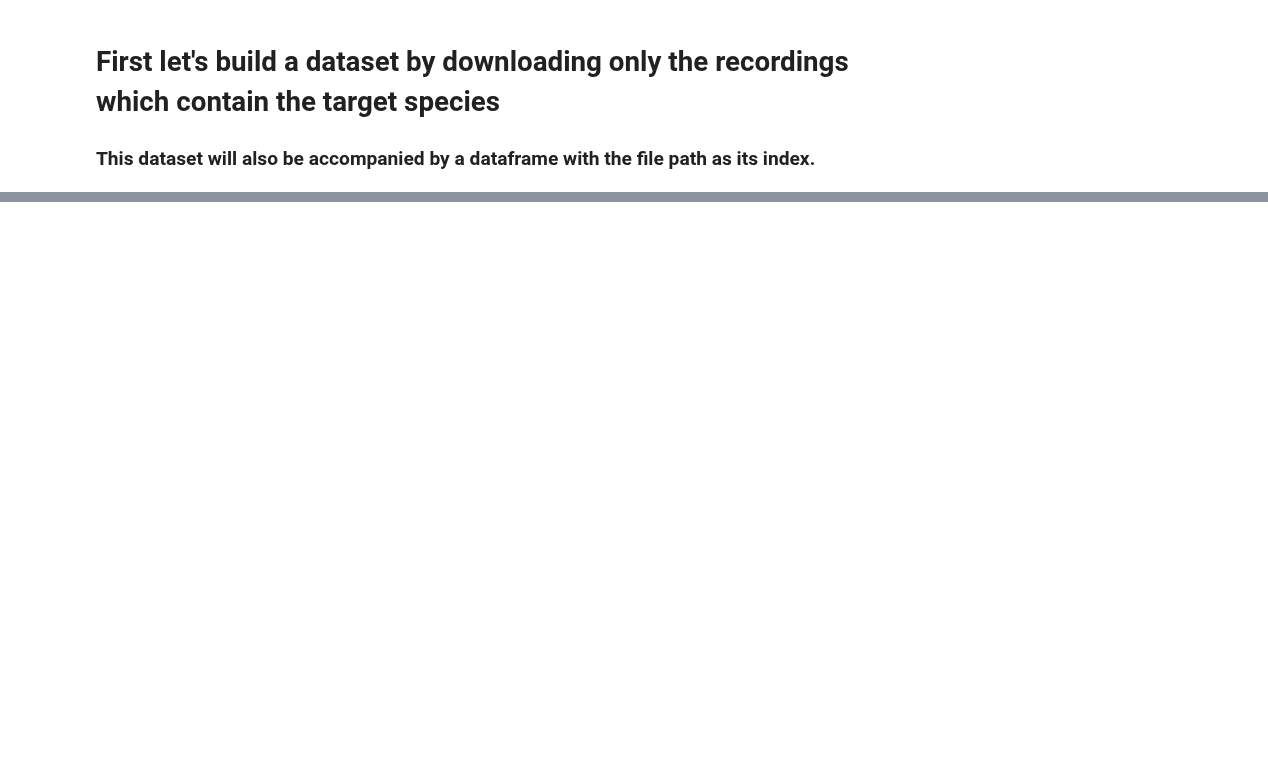
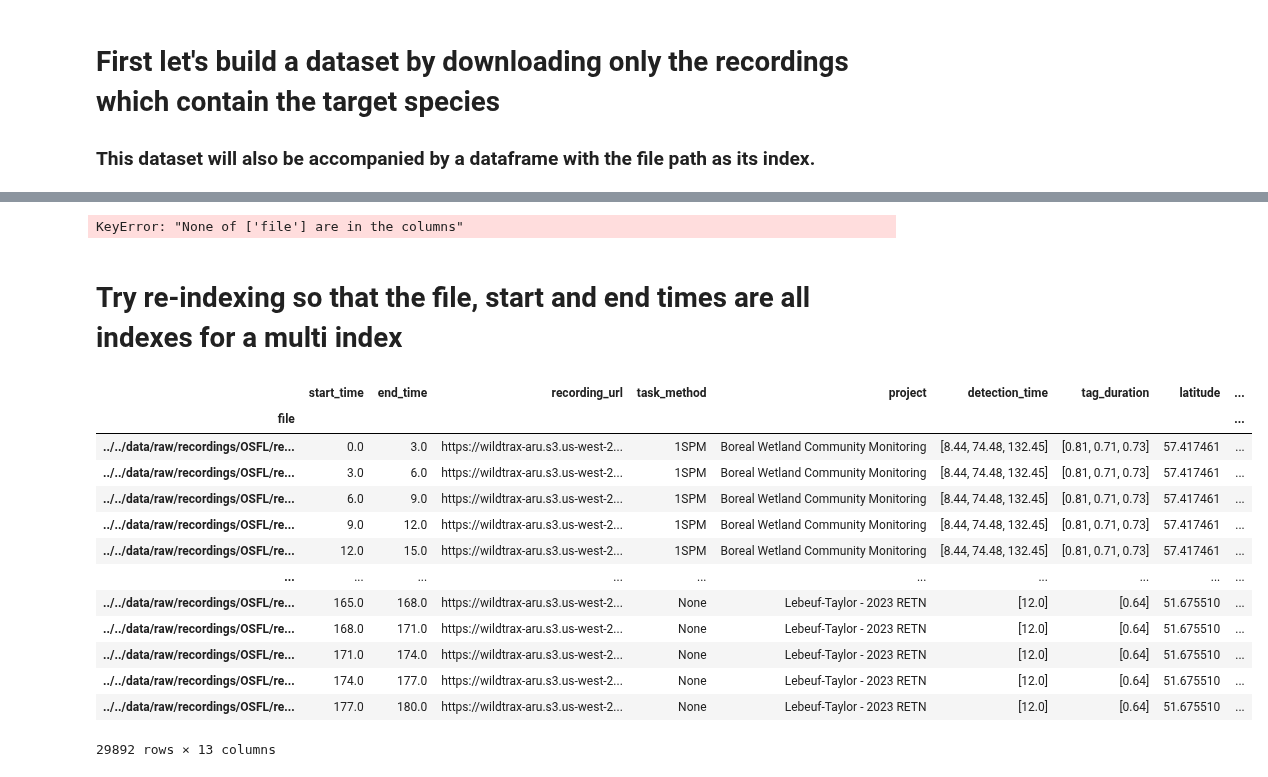
Before and after one commit to Mgallimore88/osfl_cnn_recognizer, a Jupyter notebook: notebooks/exploratory_nbs/1.12-mjg-get-samples_from_recordings.ipynb, the cells around one changed output, grey strips where cells are left out. Drawn from its saved outputs; the diff is of its cells as text; code cells hidden in the pictures; blank space fills up the shorter version.

```diff
--- a/notebooks/exploratory_nbs/1.12-mjg-get-samples_from_recordings.ipynb
+++ b/notebooks/exploratory_nbs/1.12-mjg-get-samples_from_recordings.ipynb
@@ -156,0 +212,3 @@ osfls['recording_url'].iloc[0]
+# %%
+all_clips = splitting_dataset.label_df.reset_index()
+all_clips.sample(5)
@@ -156,0 +222,3 @@ osfls['recording_url'].iloc[0]
+# %%
+df_with_splits = all_clips.merge(df_downloaded_recordings, left_on='file', right_index=True)
+df_with_splits
@@ -156,0 +256,9 @@ osfls['recording_url'].iloc[0]
+# %%
+
+df_with_splits['target_presence'] = df_with_splits.apply(
+    lambda row: np.any(
+        (np.array(row['detection_time']) >= row['start_time']) &
+        (np.array(row['detection_time']) + np.array(row['tag_duration']) <= row['end_time'])
+    ),
+    axis=1
+).astype(int)
@@ -156,0 +274,23 @@ osfls['recording_url'].iloc[0]
+# %%
+df_with_splits.set_index('file', inplace=True)
+# %% [output]
+KeyError: "None of ['file'] are in the columns"
+# %% [markdown]
+# Try re-indexing so that the file, start and end times are all indexes for a multi index
+# %%
+oss.AudioFileDataset(df_with_splits, pre).label_df
+# %% [output]
+|  | start_time | end_time | recording_url | task_method | project | detection_time | tag_duration | latitude | ... |
+| file |  |  |  |  |  |  |  |  | ... |
+| ../../data/raw/recordings/OSFL/re... | 0.0 | 3.0 | https://wildtrax-aru.s3.us-west-2... | 1SPM | Boreal Wetland Community Monitoring | [8.44, 74.48, 132.45] | [0.81, 0.71, 0.73] | 57.417461 | ... |
+| ../../data/raw/recordings/OSFL/re... | 3.0 | 6.0 | https://wildtrax-aru.s3.us-west-2... | 1SPM | Boreal Wetland Community Monitoring | [8.44, 74.48, 132.45] | [0.81, 0.71, 0.73] | 57.417461 | ... |
+| ../../data/raw/recordings/OSFL/re... | 6.0 | 9.0 | https://wildtrax-aru.s3.us-west-2... | 1SPM | Boreal Wetland Community Monitoring | [8.44, 74.48, 132.45] | [0.81, 0.71, 0.73] | 57.417461 | ... |
+| ../../data/raw/recordings/OSFL/re... | 9.0 | 12.0 | https://wildtrax-aru.s3.us-west-2... | 1SPM | Boreal Wetland Community Monitoring | [8.44, 74.48, 132.45] | [0.81, 0.71, 0.73] | 57.417461 | ... |
+| ../../data/raw/recordings/OSFL/re... | 12.0 | 15.0 | https://wildtrax-aru.s3.us-west-2... | 1SPM | Boreal Wetland Community Monitoring | [8.44, 74.48, 132.45] | [0.81, 0.71, 0.73] | 57.417461 | ... |
+| ... | ... | ... | ... | ... | ... | ... | ... | ... | ... |
+| ../../data/raw/recordings/OSFL/re... | 165.0 | 168.0 | https://wildtrax-aru.s3.us-west-2... | None | Lebeuf-Taylor - 2023 RETN | [12.0] | [0.64] | 51.675510 | ... |
+| ../../data/raw/recordings/OSFL/re... | 168.0 | 171.0 | https://wildtrax-aru.s3.us-west-2... | None | Lebeuf-Taylor - 2023 RETN | [12.0] | [0.64] | 51.675510 | ... |
+| ../../data/raw/recordings/OSFL/re... | 171.0 | 174.0 | https://wildtrax-aru.s3.us-west-2... | None | Lebeuf-Taylor - 2023 RETN | [12.0] | [0.64] | 51.675510 | ... |
+| ../../data/raw/recordings/OSFL/re... | 174.0 | 177.0 | https://wildtrax-aru.s3.us-west-2... | None | Lebeuf-Taylor - 2023 RETN | [12.0] | [0.64] | 51.675510 | ... |
+| ../../data/raw/recordings/OSFL/re... | 177.0 | 180.0 | https://wildtrax-aru.s3.us-west-2... | None | Lebeuf-Taylor - 2023 RETN | [12.0] | [0.64] | 51.675510 | ... |
+29892 rows × 13 columns
```
Also changed, not shown: parts of 43 cells of this notebook, 2 other files.
